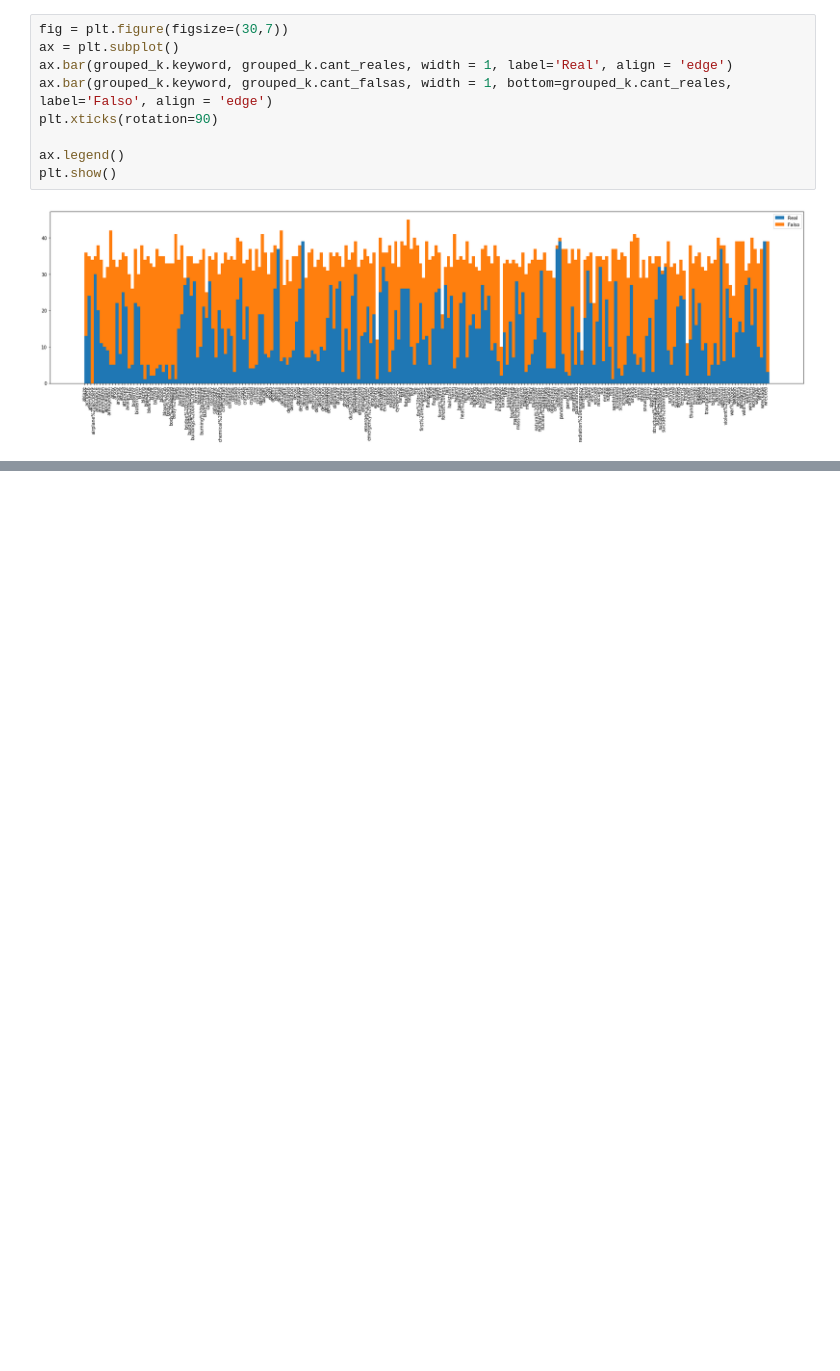
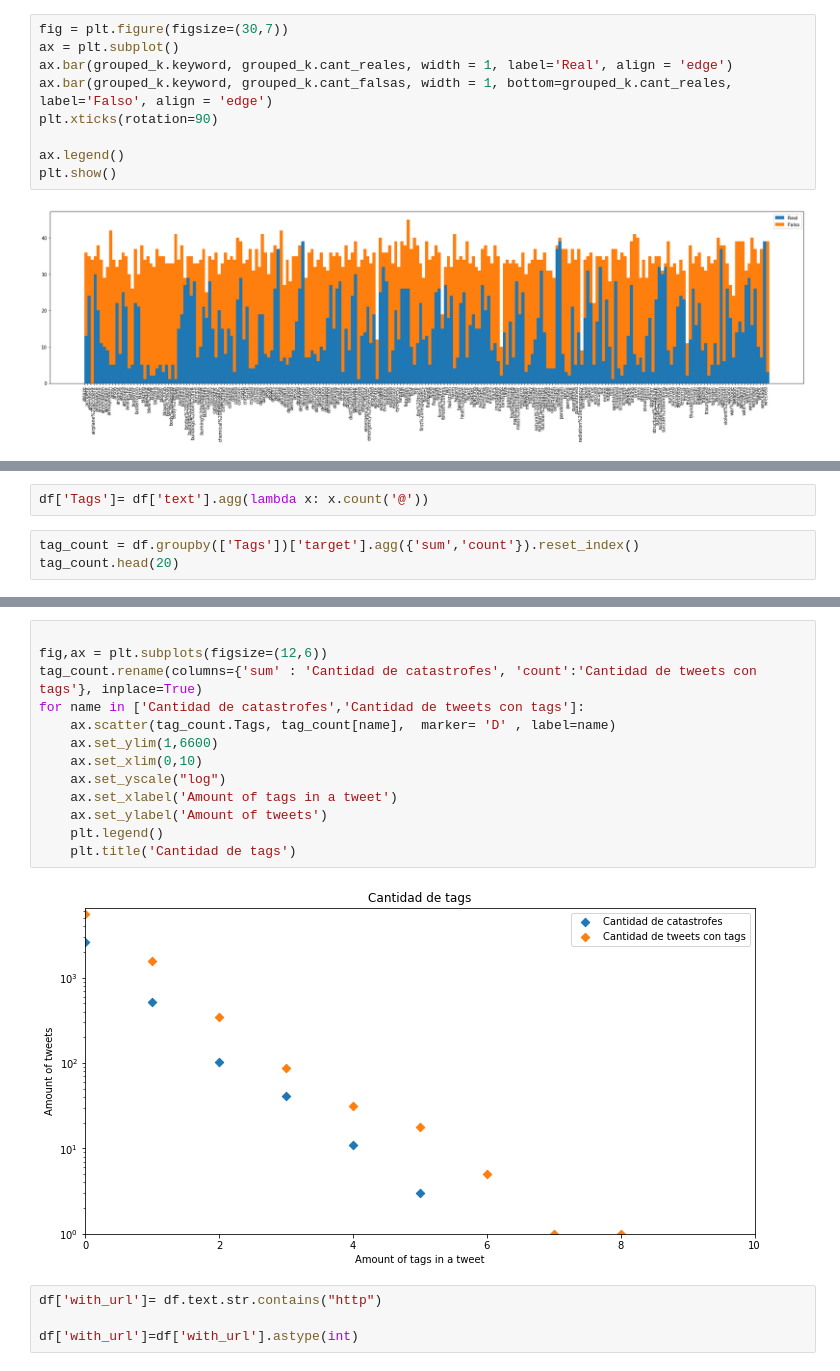
Before and after one commit to AgustinLeguizamon/datos_tp_1, a Jupyter notebook: TP1Martín.ipynb, the cells around one changed output, grey strips where cells are left out. Saved outputs shown, nothing was run; the diff lists cells and outputs as text; blank space fills up the shorter version.

```diff
--- a/TP1Martín.ipynb
+++ b/TP1Martín.ipynb
@@ -234,0 +304,5 @@ df.
+# %%
+df['Tags']= df['text'].agg(lambda x: x.count('@'))
+# %%
+tag_count = df.groupby(['Tags'])['target'].agg({'sum','count'}).reset_index()
+tag_count.head(20)
@@ -234,0 +320,19 @@ df.
+# %%
+
+fig,ax = plt.subplots(figsize=(12,6))
+tag_count.rename(columns={'sum' : 'Cantidad de catastrofes', 'count':'Cantidad de tweets con tags'}, inplace=True)
+for name in ['Cantidad de catastrofes','Cantidad de tweets con tags']:
+    ax.scatter(tag_count.Tags, tag_count[name],  marker= 'D' , label=name)
+    ax.set_ylim(1,6600)
+    ax.set_xlim(0,10)
+    ax.set_yscale("log")
+    ax.set_xlabel('Amount of tags in a tweet')
+    ax.set_ylabel('Amount of tweets')
+    plt.legend()
+    plt.title('Cantidad de tags')
+# %% [output]
+[figure, added]
+# %%
+df['with_url']= df.text.str.contains("http")
+
+df['with_url']=df['with_url'].astype(int)
```
Also changed, not shown: parts of 19 cells of this notebook.
